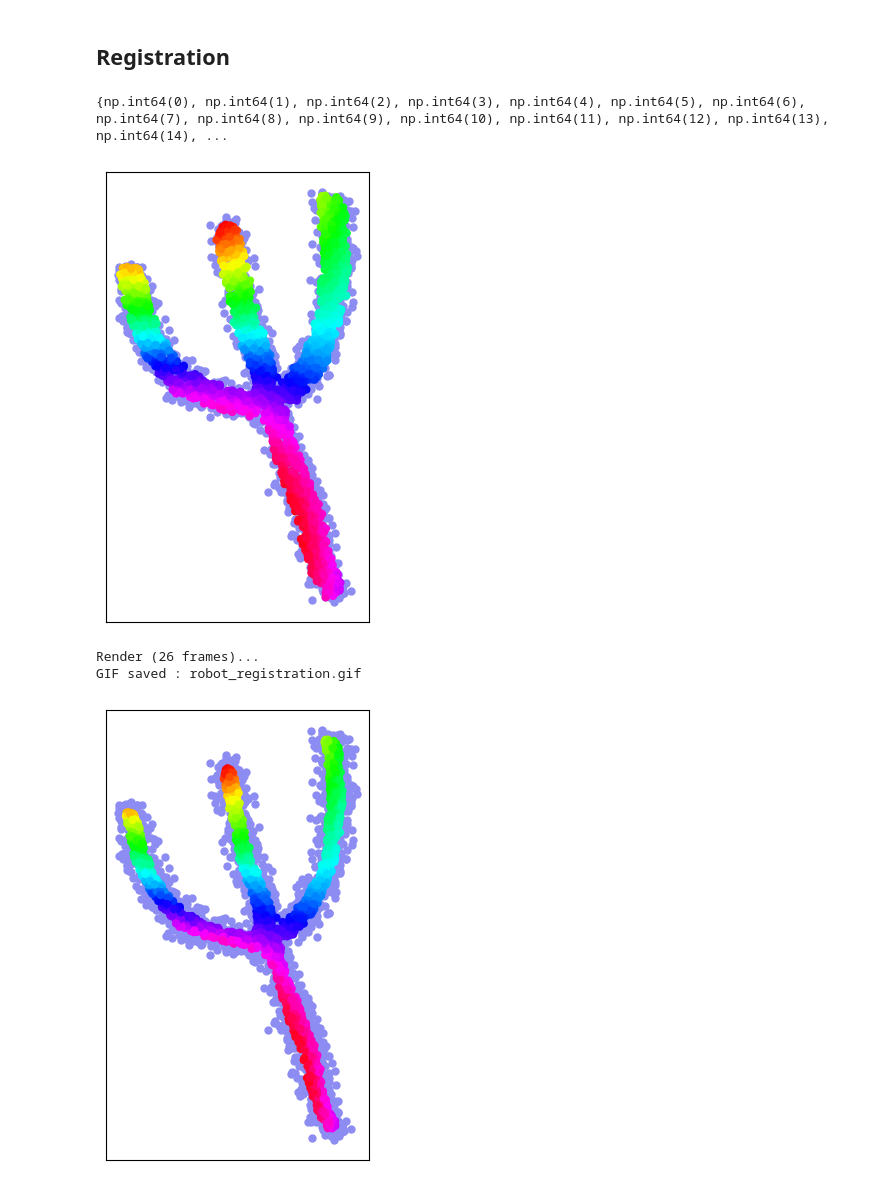
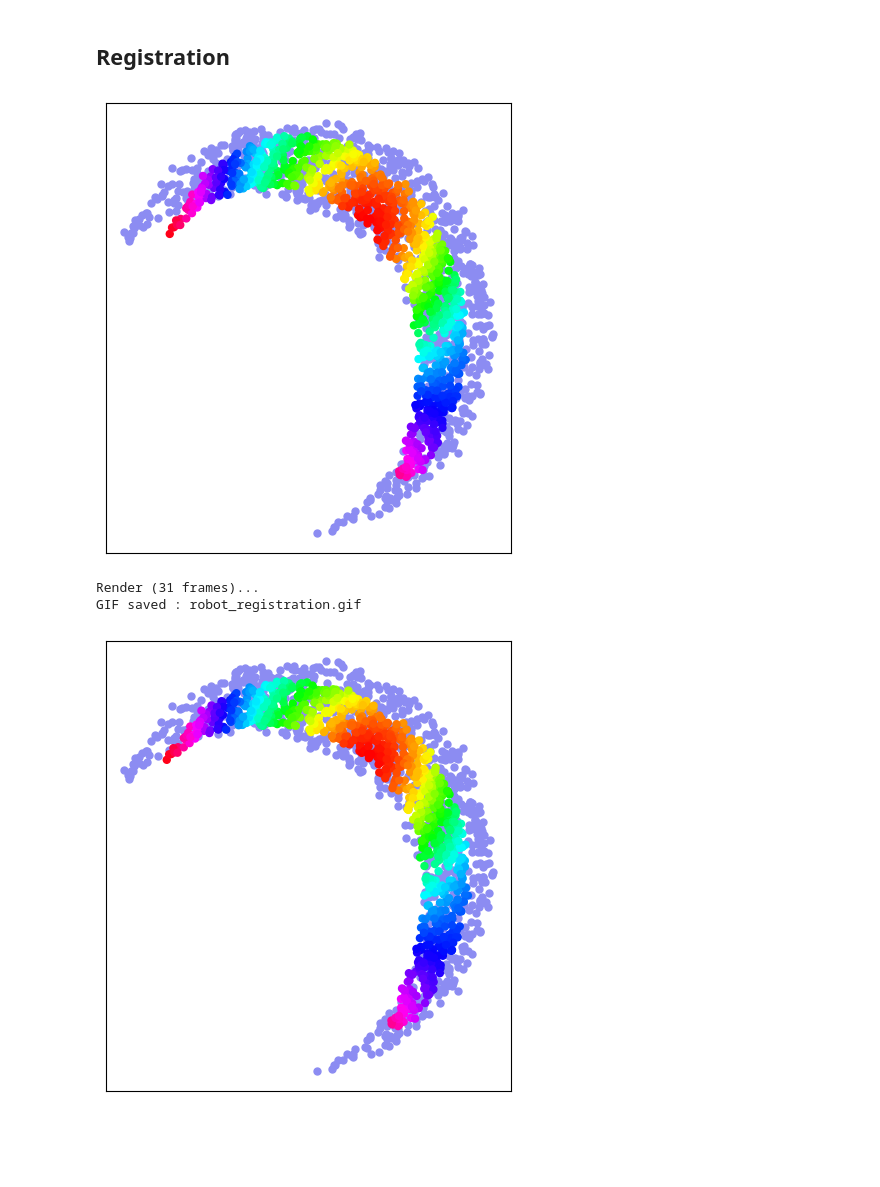
Before and after one commit to clementgilli/Wasserstein-Gradient-Flows-RobOT, a Jupyter notebook: robot.ipynb, the cells around one changed output. Drawn from its saved outputs; the diff is of its cells as text; code cells hidden in the pictures; blank space fills up the shorter version.

```diff
--- a/robot.ipynb
+++ b/robot.ipynb
@@ -19,15 +22,15 @@ Using device: cpu
 # %%
-N, M = (2000, 2000) if not use_cuda else (10000, 10000)
+N, M = (1000, 1000) if not use_cuda else (10000, 10000)
 
-X_i = draw_samples("data/shape_A.png", N, dtype).to(device)
+X_i = draw_samples("data/moon_a.png", N, dtype).to(device)
 
 theta = np.pi / 4
 scale = 1.8
 translation = [0.5, -0.5]
-noise = 0.01
+noise = 0.0
 
-Y_j = affine_transformation(X_i, theta, scale, translation, noise, device, dtype)
-#Y_j = draw_samples("data/density_b.png", M, dtype).to(device)
+#Y_j = affine_transformation(X_i, theta, scale, translation, noise, device, dtype)
+Y_j = draw_samples("data/moon_b.png", M, dtype).to(device)
 
 
 A_i = torch.ones((N, 1), device=device) / N
@@ -60,26 +63,25 @@ GIF saved : wasserstein_flows.gif
 ## Registration
 # %%
 mode = 'affine'
-epsilon = 0.001
-rho = 100
+epsilon = 0.01
+rho = 200.2
 Nsteps = 20
 threshold = None
 # %%
 A, h, x_final, history = smooth_robot_registration(X_i, Y_j, A_i, B_j, mode=mode, epsilon=epsilon, rho=rho, Nsteps=Nsteps)
 plot_samples(x_final, Y_j, colors)
 # %% [output]
-{np.int64(0), np.int64(1), np.int64(2), np.int64(3), np.int64(4), np.int64(5), np.int64(6), np.int64(7), np.int64(8), np.int64(9), np.int64(10), np.int64(11), np.int64(12), np.int64(13), np.int64(14), ...
-[figure, old version]
+[figure, new version]
 # %%
 render_flow_gif(history, X_i, Y_j, threshold, "robot_registration.gif", fps=7)
 # %% [output]
-Render (26 frames)...
+Render (31 frames)...
 GIF saved : robot_registration.gif
 # %%
-x_final_spline = apply_spline_robot(x_final, Y_j, A_i.flatten(), B_j.flatten(), epsilon=epsilon, rho=rho, sigma_spline=0.005)
+x_final_spline = apply_spline_robot(x_final, Y_j, A_i.flatten(), B_j.flatten(), epsilon=epsilon, rho=rho, sigma_spline=0.05)
 plot_samples(x_final_spline, Y_j, colors)
 # %% [output]
-[figure, old version]
+[figure, new version]
 # %%
 x_final_spline = apply_anisotropic_spline_robot(x_final, Y_j, A_i.flatten(), B_j.flatten(), epsilon=epsilon, rho=rho, sigma_spline=2.5)
 plot_samples(x_final_spline, Y_j, colors)
```
Also changed, not shown: parts of 11 cells of this notebook, 24 other files.
